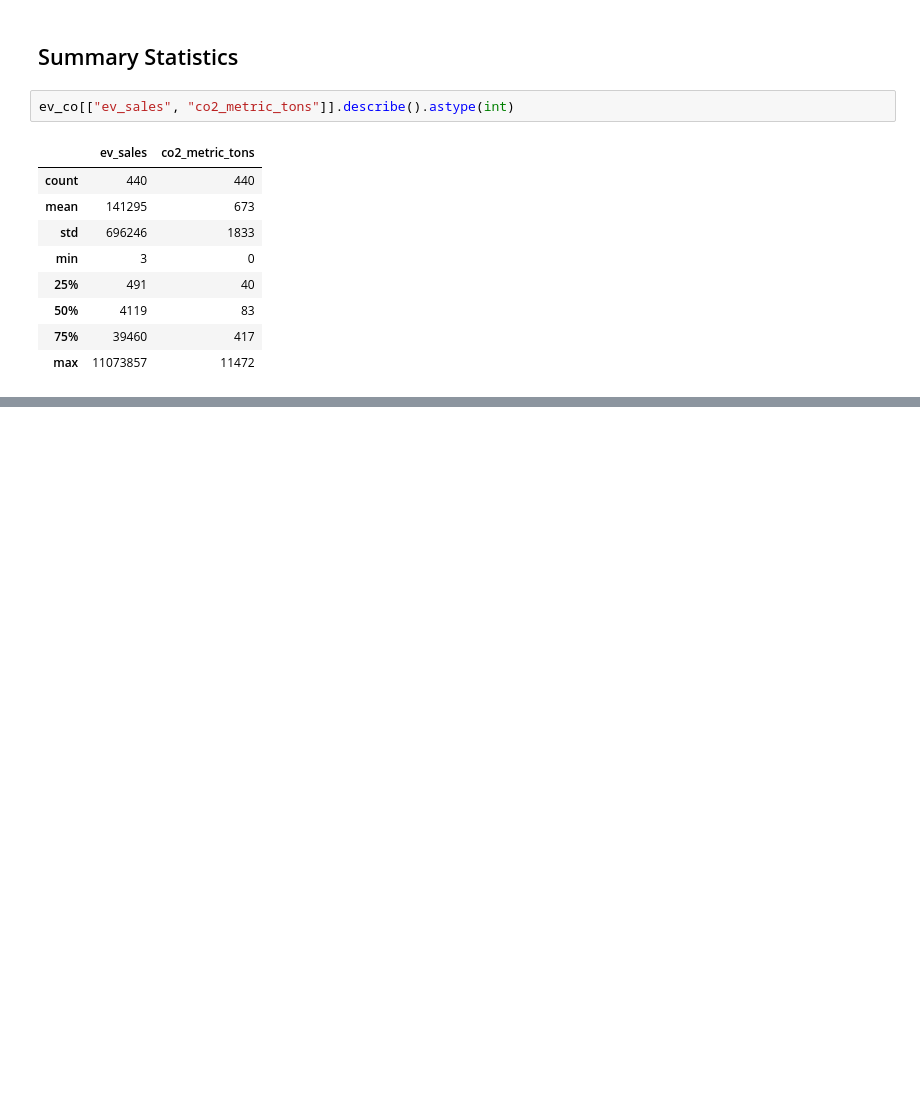
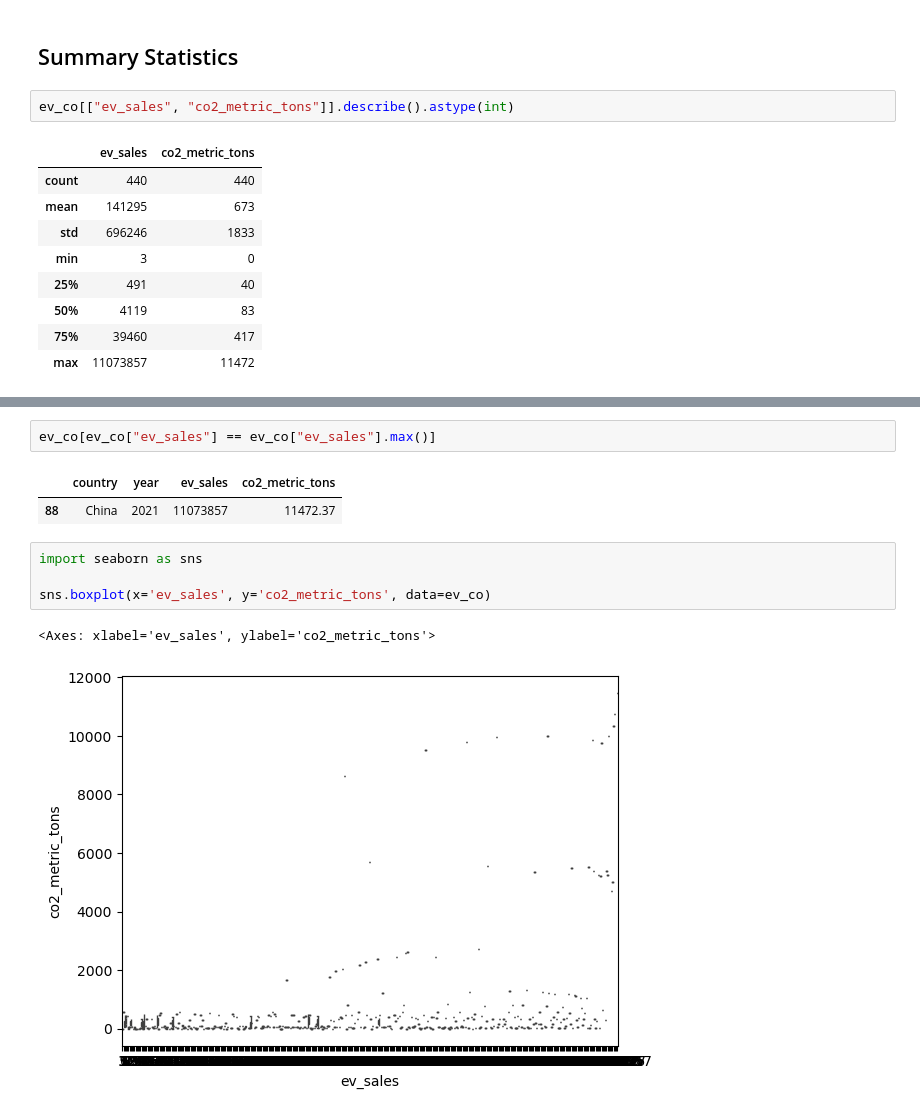
Before and after one commit to TebasMartinez/mini-project-sql-database, a Jupyter notebook: Data Visualization.ipynb, the cells around one changed output, grey strips where cells are left out. Saved outputs shown, nothing was run; the diff lists cells and outputs as text; blank space fills up the shorter version.

```diff
--- a/Data Visualization.ipynb
+++ b/Data Visualization.ipynb
@@ -54,0 +66,12 @@ ev_co["ev_sales"].min()
+# %%
+ev_co[ev_co["ev_sales"] == ev_co["ev_sales"].max()]
+# %% [output]
+|  | country | year | ev_sales | co2_metric_tons |
+| 88 | China | 2021 | 11073857 | 11472.37 |
+# %%
+import seaborn as sns
+
+sns.boxplot(x='ev_sales', y='co2_metric_tons', data=ev_co)
+# %% [output]
+<Axes: xlabel='ev_sales', ylabel='co2_metric_tons'>
+[figure, added]
```
Also changed, not shown: parts of 8 cells of this notebook, 2 other files.
